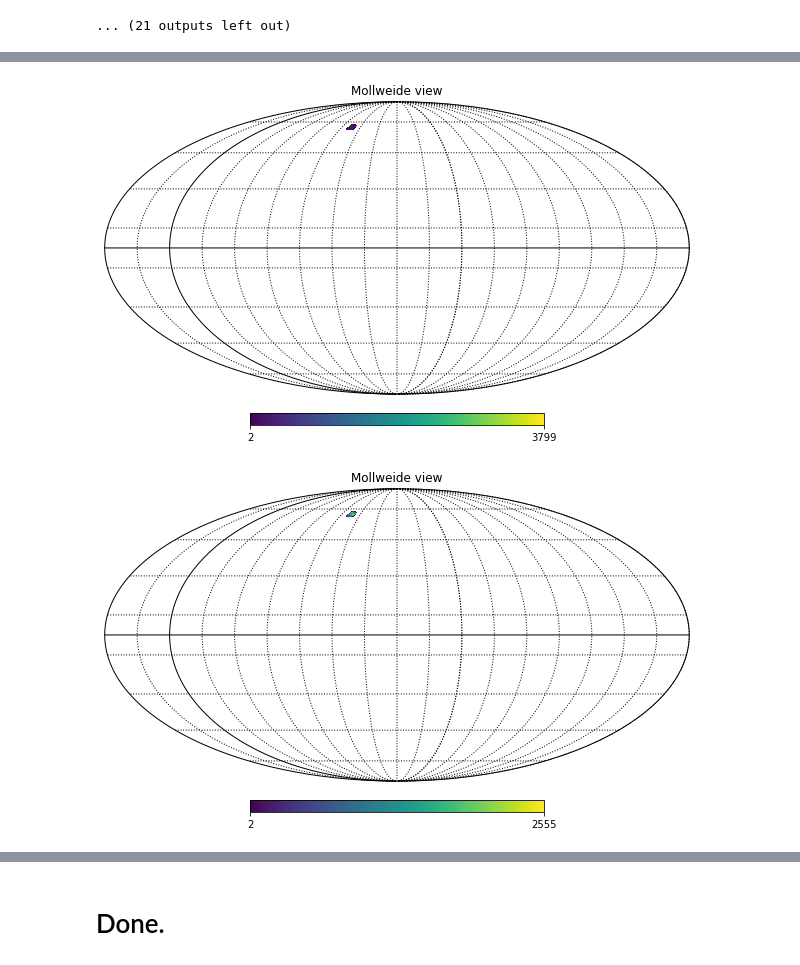
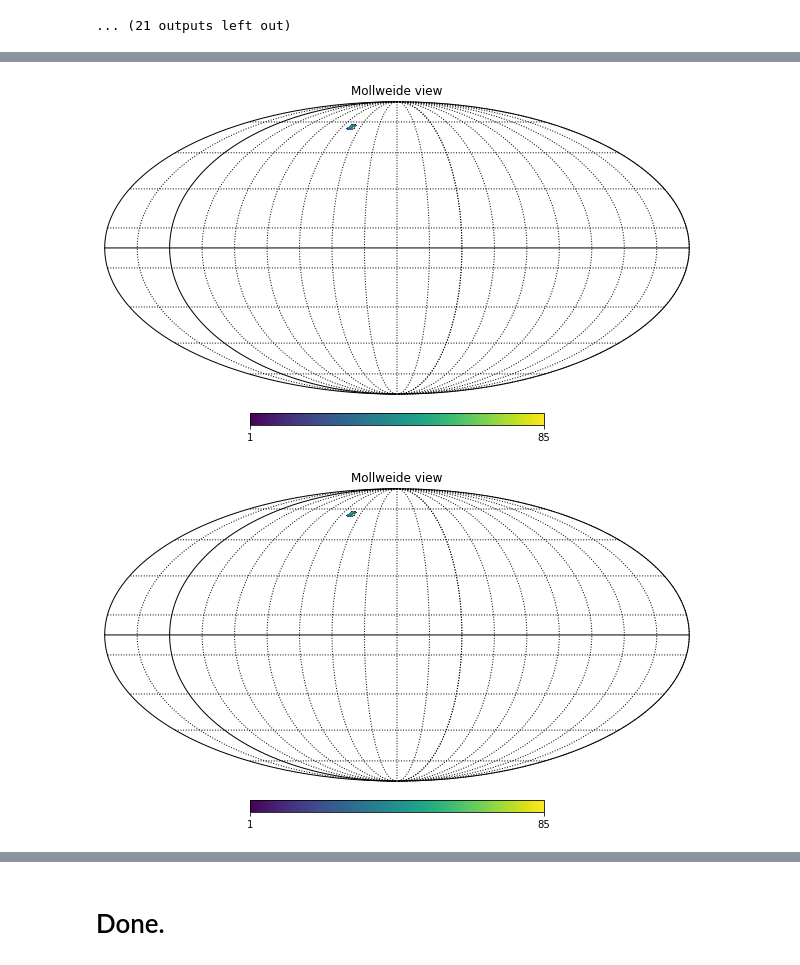
Before and after one commit to michaelJwilson/S4Mock, a Jupyter notebook: fba_efficiencies.ipynb, the cells around one changed output, grey strips where cells are left out. Cells and saved outputs as stored; diff of their text form; code cells hidden in the pictures.

```diff
--- a/fba_efficiencies.ipynb
+++ b/fba_efficiencies.ipynb
@@ -175,12 +179,9 @@ patrol_radii  = 1.48/60. # degrees
 #in order to get a list of targets that have been assigned and available
 #remember this is just for rosette 15
 
-assigned_targets =[]
-avail_targets =[]
-ra_avail = []
-dec_avail = []
-ra_assigned = []
-dec_assigned = []
+# We'll use vstack of a list of interim tables.
+avail_cat = []
+assigned_cat = []
 
 for night in nights:
     fbas      = sorted(glob.glob(root + '/' + night + '/fba-*.fits'))
@@ -218,8 +219,11 @@ for night in nights:
         favl  = join(favl, ledger, keys='TARGETID', join_type='left')
         fba   = join(fba,  ledger, keys='TARGETID', join_type='left')
 
-        # Keep only the matches.  Not really sure what this is doing?
+        # ** Check if there's no match found in the ledger (which leads to a 'masked' value for RA) **
         favl  = favl[~favl['RA'].mask]
+
+        # **  New  **: do the same for fba, this removes targets not in the (main survey, science) ledger.
+        fba   = fba[~fba['RA'].mask]
 
         # keep good fibres only for fba too (did it for favl above)
         fba   = fba[fba['FIBERSTATUS'] == 0]
@@ -241,14 +245,8 @@ for night in nights:
         circles(ra[ np.isin(fp['LOCATION'], gloc)], dec[ np.isin(fp['LOCATION'], gloc)], s=patrol_radii, alpha=0.1)
         circles(ra[~np.isin(fp['LOCATION'], gloc)], dec[~np.isin(fp['LOCATION'], gloc)], s=patrol_radii, alpha=0.1, c='r')
 
-        # add targets to my lists so have them all for rosette 15
-        avail_targets.append(favl['TARGETID'].data)
-        assigned_targets.append(fba['TARGETID'].data)
-
-        ra_avail.append(favl['RA'].data)
-        dec_avail.append(favl['DEC'].data)
-        ra_assigned.append(fba['RA'].data)
-        dec_assigned.append(fba['DEC'].data)
+        avail_cat.append(favl)
+        assigned_cat.append(fba)
 
         # Plot targets available to a good fiber.
         pl.plot(favl['RA'].data, favl['DEC'].data, marker='x', lw=0.0, markersize=4, c='k', alpha=0.5)
@@ -286,7 +284,7 @@ WARNING: MergeConflictWarning: Cannot merge meta key 'EXTNAME' types <class 'str
 ... (21 outputs left out)
 # %%
 #number of pixels on sphere and pixel area - we want to be 0.1 deg so have adjusted nside but might need to increase
-nside =128
+nside =256
 npix = hp.nside2npix(nside)
 pixel_area = hp.nside2pixarea(nside,degrees=True)
 
@@ -303,0 +314,2 @@ dec_assigned = np.concatenate(dec_assigned)
+# %%
+assigned_cat = vstack(assigned_cat)
@@ -303,0 +348,2 @@ dec_assigned = np.concatenate(dec_assigned)
+# %%
+assigned_cat = unique(assigned_cat, keys='TARGETID')
@@ -304,32 +392,31 @@ dec_assigned = np.concatenate(dec_assigned)
 # %%
 #finding healpixels of assigned targets
-
-theta = np.pi / 2. - np.radians(np.array(dec_assigned))
-phi = np.radians(np.array(ra_assigned))
+theta = np.pi / 2. - np.radians(assigned_cat['DEC'])
+phi = np.radians(assigned_cat['RA'])
 
 #indices of pixels with non-zero density, unorganised list
 all_pixel_indices = hp.ang2pix(nside, theta, phi,nest=True, lonlat=False)
 
 #indice of filled pixels and corrosponding targets in pixel
 assigned_filled_pixel_index, assigned_targets_per_pixel = np.unique(all_pixel_indices, return_counts=True)
 
 #no. targets per pixel, initially 0
 assigned_no_targets = np.zeros(hp.nside2npix(nside))
 
 #update no. targets per pixel
 assigned_no_targets[assigned_filled_pixel_index] = assigned_targets_per_pixel
 assigned_no_targets[assigned_no_targets == 0] = np.NaN
 
 #mollview map of pixels
 hp.mollview(assigned_no_targets,nest=True,rot=(220, 0.0, 0.0), badcolor='white')
 hp.graticule(dpar=5, dmer=5)
 # %% [output]
-[figure, old version]
+[figure, new version]
 # %%
 #similarly finding healpixels of available targets
 
-theta = np.pi / 2. - np.radians(np.array(dec_avail))
-phi = np.radians(np.array(ra_avail))
+theta = np.pi / 2. - np.radians(avail_cat['DEC'])
+phi = np.radians(avail_cat['RA'])
 
 #indices of pixels with non-zero density, unorganised list
 all_pixel_indices = hp.ang2pix(nside, theta, phi,nest=True, lonlat=False)
@@ -348,7 +435,7 @@ avail_no_targets[avail_no_targets == 0] = np.NaN
 hp.mollview(avail_no_targets,nest=True,rot=(220, 0.0, 0.0), badcolor='white')
 hp.graticule(dpar=5, dmer=5)
 # %% [output]
-[figure, old version]
+[figure, new version]
 # %%
 #open sv3 randoms
 
```
Also changed, not shown: parts of 49 cells of this notebook.
